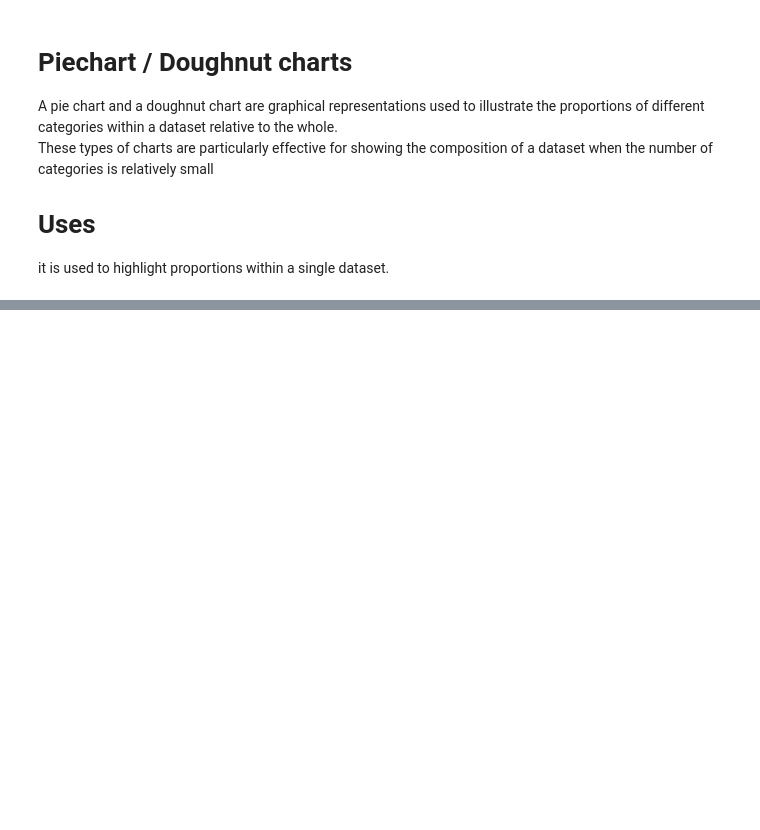
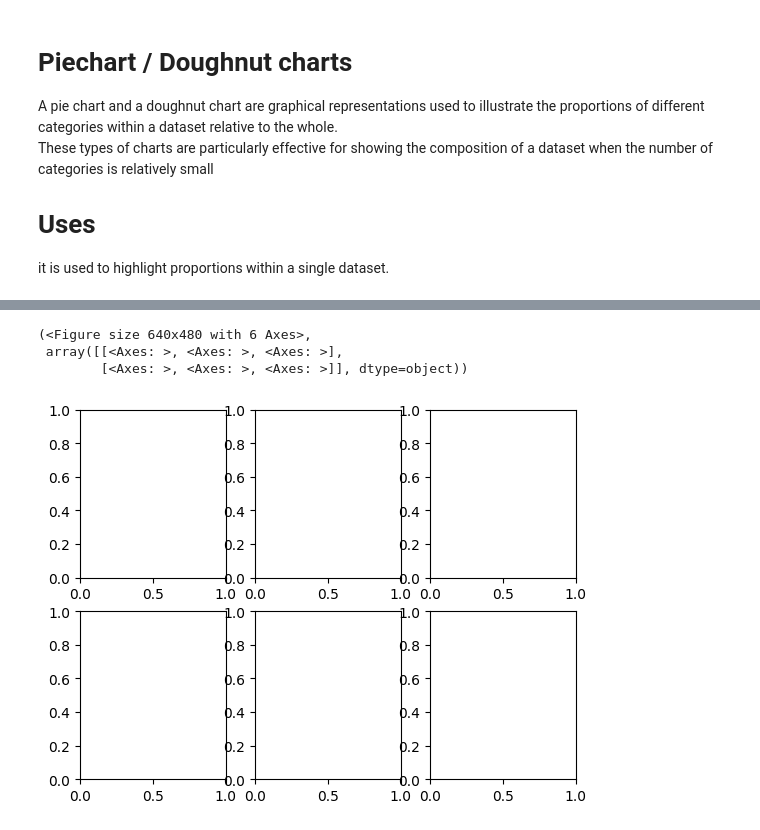
Before and after one commit to ANIEKWECHIDERA/Python-basics-workbook, a Jupyter notebook: Python for Data Analytics (Matplotlib & Seaborn)lesson.ipynb, the cells around one changed output, grey strips where cells are left out. Saved outputs shown, nothing was run; the diff lists cells and outputs as text; code cells hidden in the pictures; blank space fills up the shorter version.

```diff
--- a/Python for Data Analytics (Matplotlib & Seaborn)lesson.ipynb
+++ b/Python for Data Analytics (Matplotlib & Seaborn)lesson.ipynb
@@ -524,0 +570,7 @@ data_frame
+# %%
+plt.subplots(2,3)
+# %% [output]
+(<Figure size 640x480 with 6 Axes>,
+ array([[<Axes: >, <Axes: >, <Axes: >],
+        [<Axes: >, <Axes: >, <Axes: >]], dtype=object))
+[figure, added]
```
Also changed, not shown: parts of 14 cells of this notebook.
